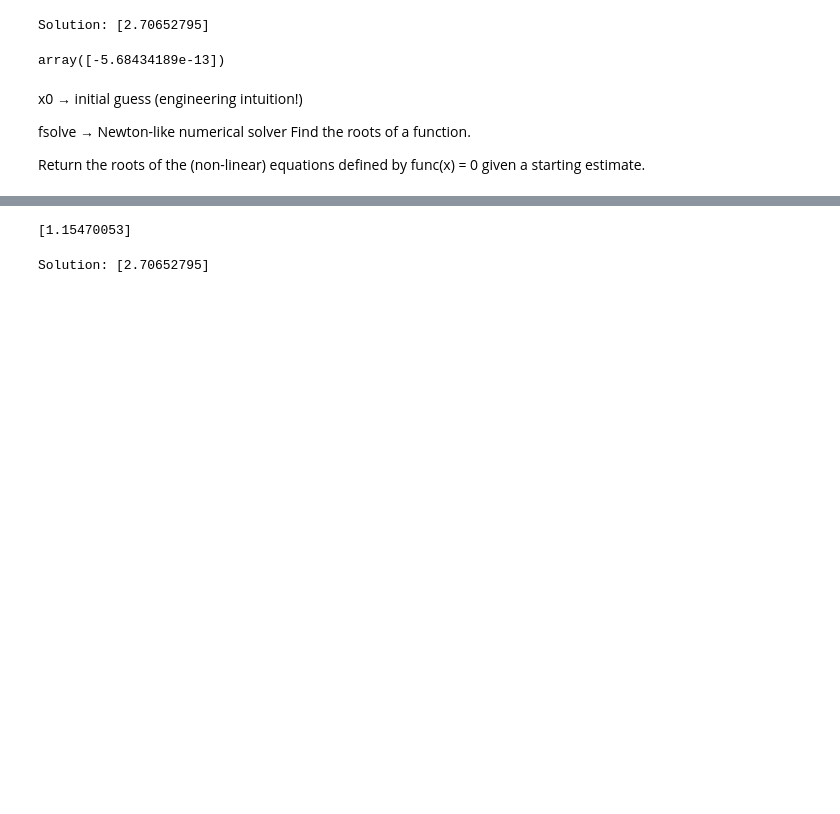
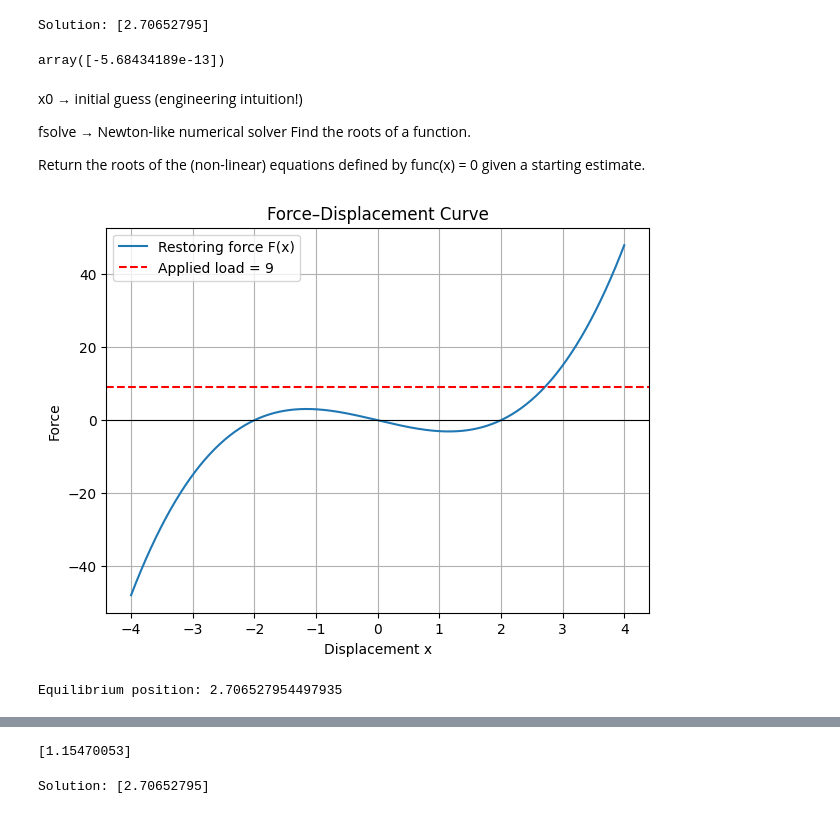
Before and after one commit to vkjadon/python, a Jupyter notebook: scipy.ipynb, the cells around one changed output, grey strips where cells are left out. Drawn from its saved outputs; the diff is of its cells as text; code cells hidden in the pictures; blank space fills up the shorter version.

```diff
--- a/scipy.ipynb
+++ b/scipy.ipynb
@@ -40,3 +40,33 @@ Return the roots of the (non-linear) equations defined by
 func(x) = 0 given a starting estimate.
 # %%
 ## Optimization (Design Problems)
+# %%
+import numpy as np
+import matplotlib.pyplot as plt
+
+# Force model
+def F(x):
+    return x**3 - 4*x
+
+x = np.linspace(-4, 4, 500)
+
+plt.figure(figsize=(7,5))
+plt.plot(x, F(x), label="Restoring force F(x)")
+plt.axhline(9, color='r', linestyle='--', label="Applied load = 9")
+plt.axhline(0, color='black', linewidth=0.8)
+
+plt.xlabel("Displacement x")
+plt.ylabel("Force")
+plt.title("Force–Displacement Curve")
+plt.legend()
+plt.grid()
+plt.show()
+# %% [output]
+[figure, added]
+# %%
+from scipy.optimize import fsolve
+
+x_eq = fsolve(lambda x: F(x) - 9, 3)[0]
+print("Equilibrium position:", x_eq)
+# %% [output]
+Equilibrium position: 2.706527954497935
```
Also changed, not shown: parts of 3 cells of this notebook.
